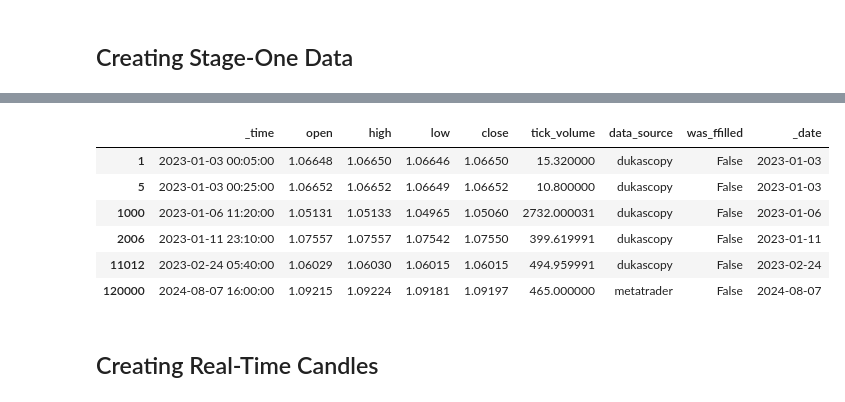
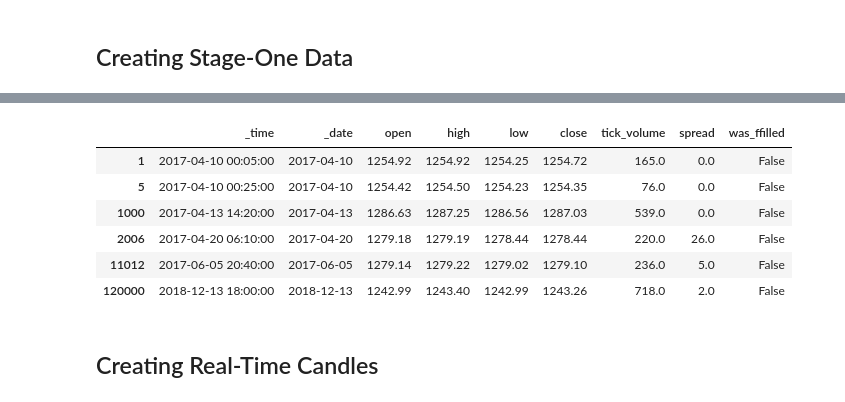
Before and after one commit to Alpha-Hunterss/ML-Algotrading-Project, a Jupyter notebook: algotrading-experiments.ipynb, the cells around one changed output, grey strips where cells are left out. Drawn from its saved outputs; the diff is of its cells as text; code cells hidden in the pictures.

```diff
--- a/algotrading-experiments.ipynb
+++ b/algotrading-experiments.ipynb
@@ -179,8 +179,8 @@ failed_dates_dict = await crawl_OHLCV_data_dukascopy(
 # %%
-import pandas as pd
+# import pandas as pd
 
-pd.set_option('display.max_columns', None)
-df = pd.read_parquet(
-    f"/kaggle/working/ML-Algotrading-Project/dataset/data/raw_data/dukascopy/EURUSD_dukascopy.parquet"
-)
-df.iloc[[1000, 1006, 11012]]
+# pd.set_option('display.max_columns', None)
+# df = pd.read_parquet(
+#     f"/kaggle/working/ML-Algotrading-Project/dataset/data/raw_data/dukascopy/EURUSD_dukascopy.parquet"
+# )
+# df.iloc[[1000, 1006, 11012]]
@@ -209,15 +195,15 @@ history_data_stage_one(config_general)
 # %%
 import pandas as pd
 
 df = pd.read_parquet(
-    f"/kaggle/working/ML-Algotrading-Project/dataset/data/stage_one_data/EURUSD_stage_one.parquet"
+    f"/kaggle/working/ML-Algotrading-Project/dataset/data/stage_one_data/{target_symbol}_stage_one.parquet"
 )
 df.iloc[[1, 5, 1000, 2006, 11012, 120000]]
 # %% [output]
-|  | _time | open | high | low | close | tick_volume | data_source | was_ffilled | _date |
-| 1 | 2023-01-03 00:05:00 | 1.06648 | 1.06650 | 1.06646 | 1.06650 | 15.320000 | dukascopy | False | 2023-01-03 |
-| 5 | 2023-01-03 00:25:00 | 1.06652 | 1.06652 | 1.06649 | 1.06652 | 10.800000 | dukascopy | False | 2023-01-03 |
-| 1000 | 2023-01-06 11:20:00 | 1.05131 | 1.05133 | 1.04965 | 1.05060 | 2732.000031 | dukascopy | False | 2023-01-06 |
-| 2006 | 2023-01-11 23:10:00 | 1.07557 | 1.07557 | 1.07542 | 1.07550 | 399.619991 | dukascopy | False | 2023-01-11 |
-| 11012 | 2023-02-24 05:40:00 | 1.06029 | 1.06030 | 1.06015 | 1.06015 | 494.959991 | dukascopy | False | 2023-02-24 |
-| 120000 | 2024-08-07 16:00:00 | 1.09215 | 1.09224 | 1.09181 | 1.09197 | 465.000000 | metatrader | False | 2024-08-07 |
+|  | _time | _date | open | high | low | close | tick_volume | spread | was_ffilled |
+| 1 | 2017-04-10 00:05:00 | 2017-04-10 | 1254.92 | 1254.92 | 1254.25 | 1254.72 | 165.0 | 0.0 | False |
+| 5 | 2017-04-10 00:25:00 | 2017-04-10 | 1254.42 | 1254.50 | 1254.23 | 1254.35 | 76.0 | 0.0 | False |
+| 1000 | 2017-04-13 14:20:00 | 2017-04-13 | 1286.63 | 1287.25 | 1286.56 | 1287.03 | 539.0 | 0.0 | False |
+| 2006 | 2017-04-20 06:10:00 | 2017-04-20 | 1279.18 | 1279.19 | 1278.44 | 1278.44 | 220.0 | 26.0 | False |
+| 11012 | 2017-06-05 20:40:00 | 2017-06-05 | 1279.14 | 1279.22 | 1279.02 | 1279.10 | 236.0 | 5.0 | False |
+| 120000 | 2018-12-13 18:00:00 | 2018-12-13 | 1242.99 | 1243.40 | 1242.99 | 1243.26 | 718.0 | 2.0 | False |
```
Also changed, not shown: parts of 77 cells of this notebook.
